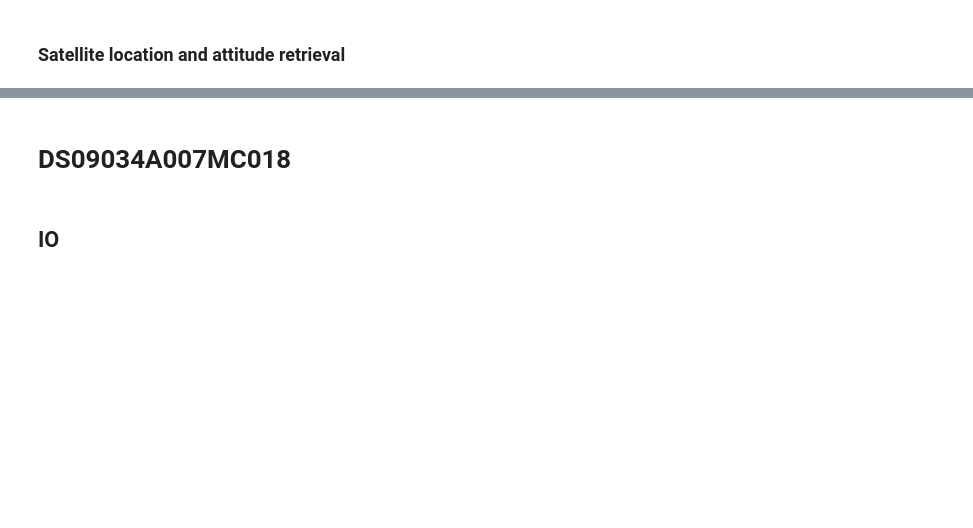
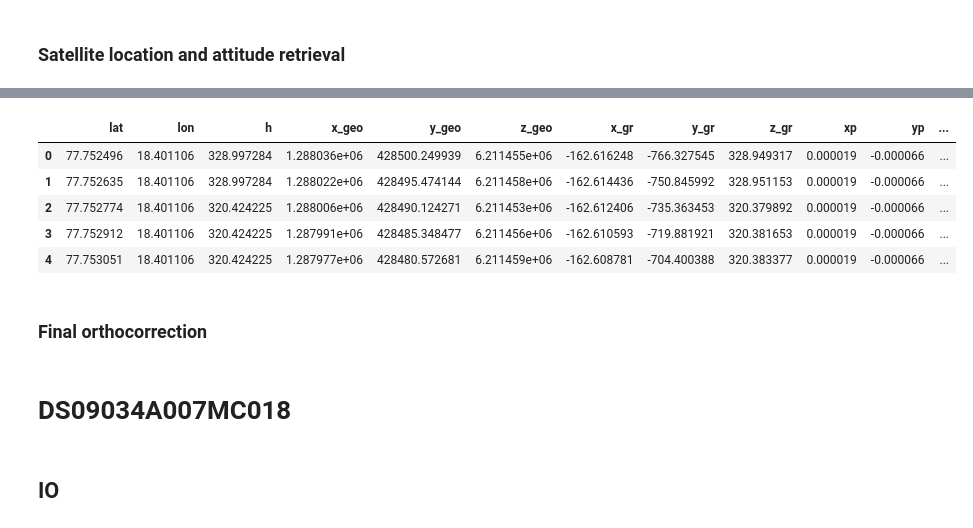
Before and after one commit to lorisdanjou/KH-5_ARGON_images_processing, a Jupyter notebook: orthorectification_images_tests.ipynb, the cells around one changed output, grey strips where cells are left out. Saved outputs shown, nothing was run; the diff lists cells and outputs as text; code cells hidden in the pictures; blank space fills up the shorter version.

```diff
--- a/orthorectification_images_tests.ipynb
+++ b/orthorectification_images_tests.ipynb
@@ -461,10 +505,11 @@ GCPs
 # %% [markdown]
 ### Satellite location and attitude retrieval
 # %%
+f = 76.2e-3
 res = opt.minimize( # strange behaviour, check with more GCPs
     eo.objective_function,
     x0=[0, 0, 3e5, 0, 0, 0],
-    args=(76.2e-3, GCPs.loc[:, ["x_gr", "y_gr", "z_gr"]].to_numpy(), GCPs.loc[:, ["xp", "yp"]].to_numpy()),
+    args=(f, GCPs.loc[:, ["x_gr", "y_gr", "z_gr"]].to_numpy(), GCPs.loc[:, ["xp", "yp"]].to_numpy()),
     method="Nelder-Mead",
     bounds=[(-6e6, 6e6), (-6e6, 6e6), (1e4, 1e6), (-np.pi/3, np.pi/3), (-np.pi/3, np.pi/3), (-np.inf, np.inf)],
     options={"maxiter": 10000,}
@@ -487,0 +559,11 @@ sim_GCPs.head()
+# %%
+# geocentric cartesian coordinates
+x_geo, y_geo, z_geo = eo.geodetic_to_geocentric_cartesian_coordinates(sim_GCPs.lat.values *np.pi/180, sim_GCPs.lon.values *np.pi/180, sim_GCPs.h.values)
+sim_GCPs.loc[:, ["x_geo", "y_geo", "z_geo"]] = np.array([x_geo, y_geo, z_geo]).T
+
+# local cartesian coordinates
+lat_c, lon_c = 77.75936, 18.40797
+x_gr, y_gr, z_gr = eo.geocentric_cartesian_to_local_cartesian_coordinates(x_geo, y_geo, z_geo, lat_c *np.pi/180, lon_c *np.pi/180)
+sim_GCPs.loc[:, ["x_gr", "y_gr", "z_gr"]] = np.array([x_gr, y_gr, z_gr]).T
+
+sim_GCPs.head()
@@ -488,3 +577,26 @@ sim_GCPs.head()
+# %%
+# photo coordinates (w/ colinearity equations)
+xp, yp = eo.colinearity_equations(sim_GCPs.loc[:, "x_gr"].values, sim_GCPs.loc[:, "y_gr"].values, sim_GCPs.loc[:, "z_gr"].values, params[0], f, params[1], params[2], params[3], params[4], params[5])
+sim_GCPs.loc[:, ["xp", "yp"]] = np.array([xp, yp]).T
+
+# fiducial coordinates
+xi, eta = io.photo_to_fiducial_coordinates(sim_GCPs.xp.values, sim_GCPs.yp.values, x0, y0)
+sim_GCPs.loc[:, ["xi", "eta"]] = np.array([xi, eta]).T
+
+# image coordinates
+x_img, y_img = io.fiducial_to_image_coordinates_affine(sim_GCPs.xi.values, sim_GCPs.eta.values, matrix, translation)
+sim_GCPs.loc[:, ["x_img", "y_img"]] = np.array([x_img, y_img]).T
+
+sim_GCPs.head()
+# %% [output]
+|  | lat | lon | h | x_geo | y_geo | z_geo | x_gr | y_gr | z_gr | xp | yp | ... |
+| 0 | 77.752496 | 18.401106 | 328.997284 | 1.288036e+06 | 428500.249939 | 6.211455e+06 | -162.616248 | -766.327545 | 328.949317 | 0.000019 | -0.000066 | ... |
+| 1 | 77.752635 | 18.401106 | 328.997284 | 1.288022e+06 | 428495.474144 | 6.211458e+06 | -162.614436 | -750.845992 | 328.951153 | 0.000019 | -0.000066 | ... |
+| 2 | 77.752774 | 18.401106 | 320.424225 | 1.288006e+06 | 428490.124271 | 6.211453e+06 | -162.612406 | -735.363453 | 320.379892 | 0.000019 | -0.000066 | ... |
+| 3 | 77.752912 | 18.401106 | 320.424225 | 1.287991e+06 | 428485.348477 | 6.211456e+06 | -162.610593 | -719.881921 | 320.381653 | 0.000019 | -0.000066 | ... |
+| 4 | 77.753051 | 18.401106 | 320.424225 | 1.287977e+06 | 428480.572681 | 6.211459e+06 | -162.608781 | -704.400388 | 320.383377 | 0.000019 | -0.000066 | ... |
+# %% [markdown]
+### Final orthocorrection
 # %% [markdown]
 # DS09034A007MC018
 # %%
```
Also changed, not shown: parts of 10 cells of this notebook, 1 other file.
